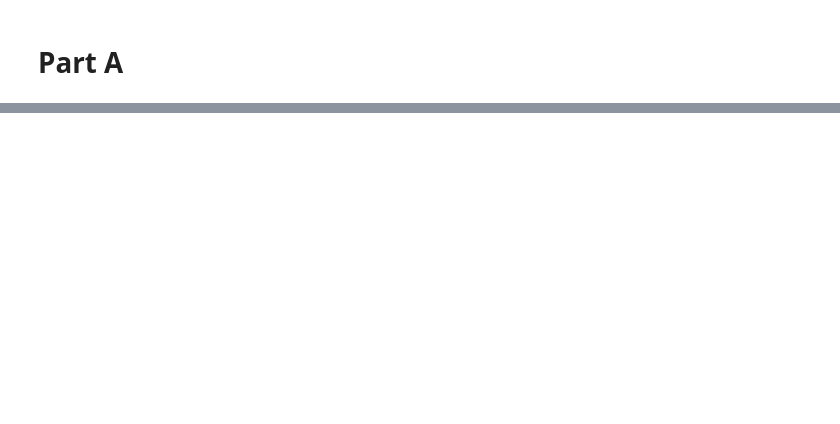
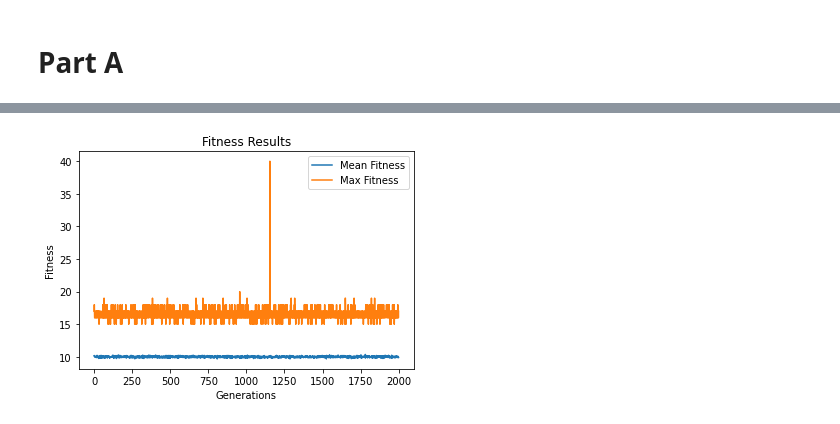
Before and after one commit to MohamedMoustafaNUIG/AI_Assignment1, a Jupyter notebook: Part_One.ipynb, the cells around one changed output, grey strips where cells are left out. Saved outputs shown, nothing was run; the diff lists cells and outputs as text; code cells hidden in the pictures; blank space fills up the shorter version.

```diff
--- a/Part_One.ipynb
+++ b/Part_One.ipynb
@@ -192,0 +156,5 @@ b_e
+# %%
+def objective(g):
+    return 2*len(g) if np.sum(g)==0 else np.sum(g)
+# %%
+b, b_e, avgs, maxs = genetic_algorithm(objective, N_BITS, N_ITER, N_POP, R_CROSS, R_MUT)
@@ -192,0 +171,4 @@ b_e
+# %%
+plot_progression([N_ITER, avgs, maxs])
+# %% [output]
+[figure, added]
```
Also changed, not shown: parts of 36 cells of this notebook, 1 other file.
